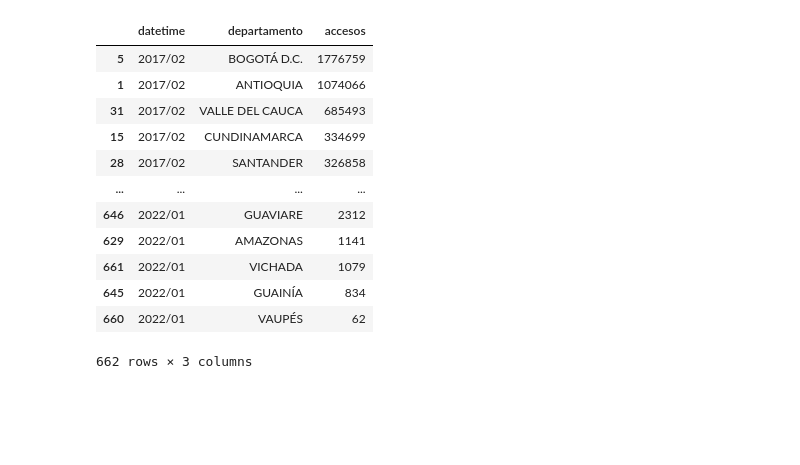
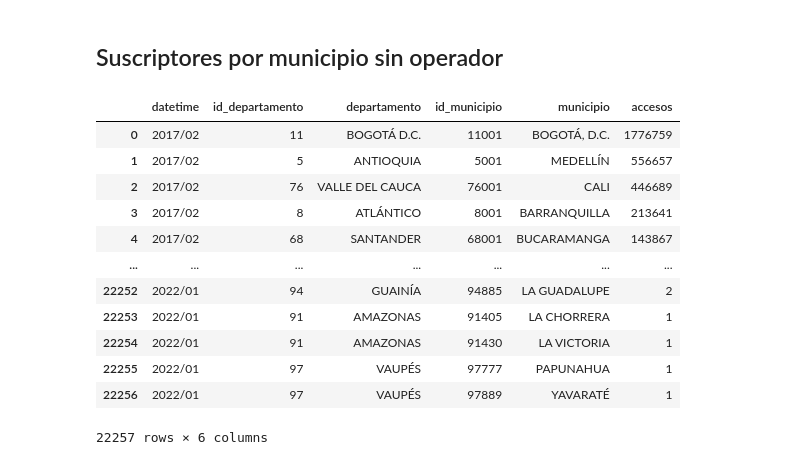
Before and after one commit to caramirezs/DataJam2022, a Jupyter notebook: Internet_suscr.ipynb, the cells around one changed output. Cells and saved outputs as stored; diff of their text form; code cells hidden in the pictures; blank space fills up the shorter version.

```diff
--- a/Internet_suscr.ipynb
+++ b/Internet_suscr.ipynb
@@ -87,0 +97,2 @@ df_internet_sucrp_depto.to_csv('./bases_datos/suscriptores_internet_dpto.csv')
+# %% [markdown]
+## Suscriptores por municipio sin operador
@@ -88,18 +106,17 @@ df_internet_sucrp_depto.to_csv('./bases_datos/suscriptores_internet_dpto.csv')
 # %%
-df_tv_sucrp_dpto = pd.read_csv('./bases_datos/suscriptores_internet_dpto.csv')
-df_tv_sucrp_dpto = df_tv_sucrp_dpto.sort_values(by=['datetime', 'accesos'], ascending=[True, False])
+df_tv_sucrp_dpto = pd.read_csv('./bases_datos/suscriptores_internet_mpio.csv')
 df_tv_sucrp_dpto
 # %% [output]
-|  | datetime | departamento | accesos |
-| 5 | 2017/02 | BOGOTÁ D.C. | 1776759 |
-| 1 | 2017/02 | ANTIOQUIA | 1074066 |
-| 31 | 2017/02 | VALLE DEL CAUCA | 685493 |
-| 15 | 2017/02 | CUNDINAMARCA | 334699 |
-| 28 | 2017/02 | SANTANDER | 326858 |
-| ... | ... | ... | ... |
-| 646 | 2022/01 | GUAVIARE | 2312 |
-| 629 | 2022/01 | AMAZONAS | 1141 |
-| 661 | 2022/01 | VICHADA | 1079 |
-| 645 | 2022/01 | GUAINÍA | 834 |
-| 660 | 2022/01 | VAUPÉS | 62 |
+|  | datetime | id_departamento | departamento | id_municipio | municipio | accesos |
+| 0 | 2017/02 | 11 | BOGOTÁ D.C. | 11001 | BOGOTÁ, D.C. | 1776759 |
+| 1 | 2017/02 | 5 | ANTIOQUIA | 5001 | MEDELLÍN | 556657 |
+| 2 | 2017/02 | 76 | VALLE DEL CAUCA | 76001 | CALI | 446689 |
+| 3 | 2017/02 | 8 | ATLÁNTICO | 8001 | BARRANQUILLA | 213641 |
+| 4 | 2017/02 | 68 | SANTANDER | 68001 | BUCARAMANGA | 143867 |
+| ... | ... | ... | ... | ... | ... | ... |
+| 22252 | 2022/01 | 94 | GUAINÍA | 94885 | LA GUADALUPE | 2 |
+| 22253 | 2022/01 | 91 | AMAZONAS | 91405 | LA CHORRERA | 1 |
+| 22254 | 2022/01 | 91 | AMAZONAS | 91430 | LA VICTORIA | 1 |
+| 22255 | 2022/01 | 97 | VAUPÉS | 97777 | PAPUNAHUA | 1 |
+| 22256 | 2022/01 | 97 | VAUPÉS | 97889 | YAVARATÉ | 1 |
-662 rows × 3 columns
+22257 rows × 6 columns
```
Also changed, not shown: parts of 23 cells of this notebook, 11 other files.
